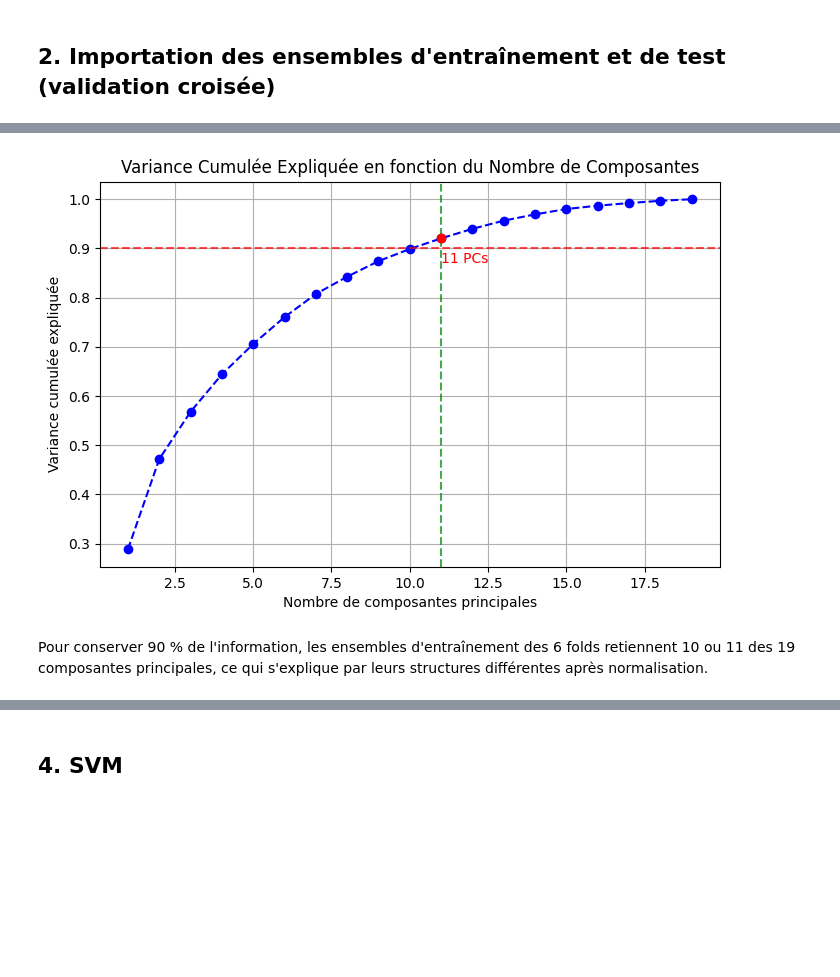
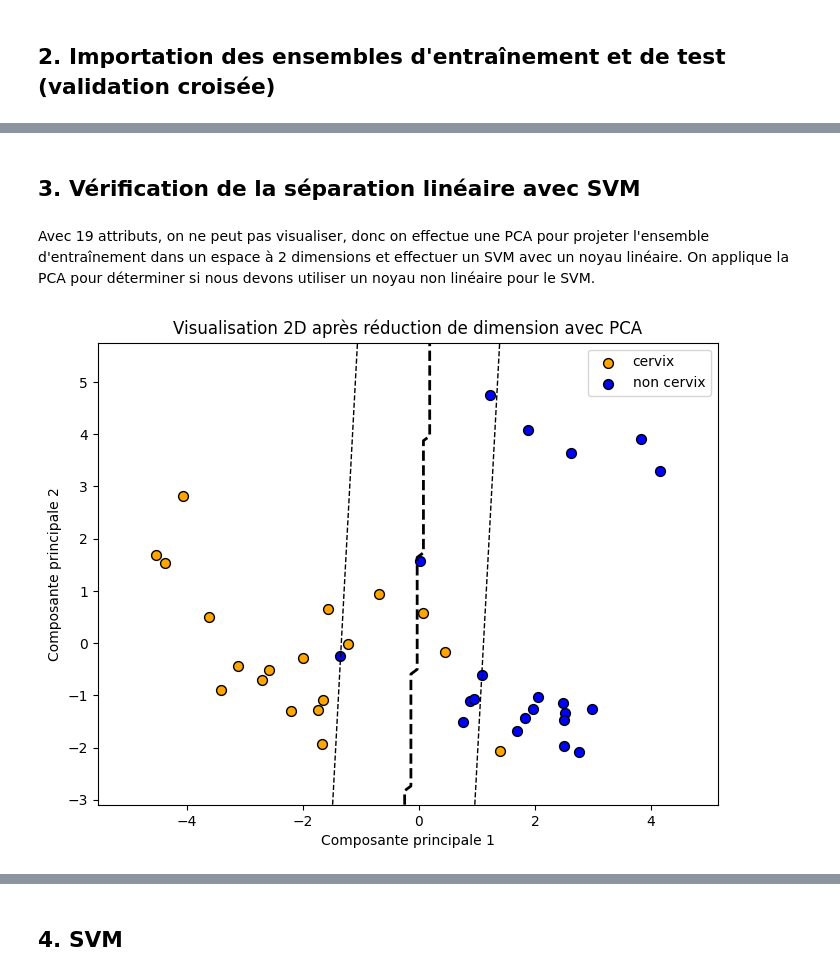
Before and after one commit to marktr11/Cervical-Cancer-Risk-Classification, a Jupyter notebook: Code/SVM.ipynb, the cells around one changed output, grey strips where cells are left out. Saved outputs shown, nothing was run; the diff lists cells and outputs as text; code cells hidden in the pictures; blank space fills up the shorter version.

```diff
--- a/Code/SVM.ipynb
+++ b/Code/SVM.ipynb
@@ -58,6 +57,8 @@ plot_variance_cumul_explique(X_train_norm_5, n_components=None)
-# %%
-plot_variance_cumul_explique(X_train_norm_6, n_components=None)
-# %% [output]
-[figure, removed]
-# %% [markdown]
-Pour conserver 90 % de l'information, les ensembles d'entraînement des 6 folds retiennent 10 ou 11 des 19 composantes principales, ce qui s'explique par leurs structures différentes après normalisation.
+# %% [markdown]
+## 3. Vérification de la séparation linéaire avec SVM
+# %% [markdown]
+Avec 19 attributs, on ne peut pas visualiser, donc on effectue une PCA pour projeter l'ensemble d'entraînement dans un espace à 2 dimensions et effectuer un SVM avec un noyau linéaire. On applique la PCA pour déterminer si nous devons utiliser un noyau non linéaire pour le SVM.
+# %%
+pca_et_visualisation(X_train_1, Y_train_1)
+# %% [output]
+[figure, added]
```
Also changed, not shown: parts of 32 cells of this notebook, 6 other files.
